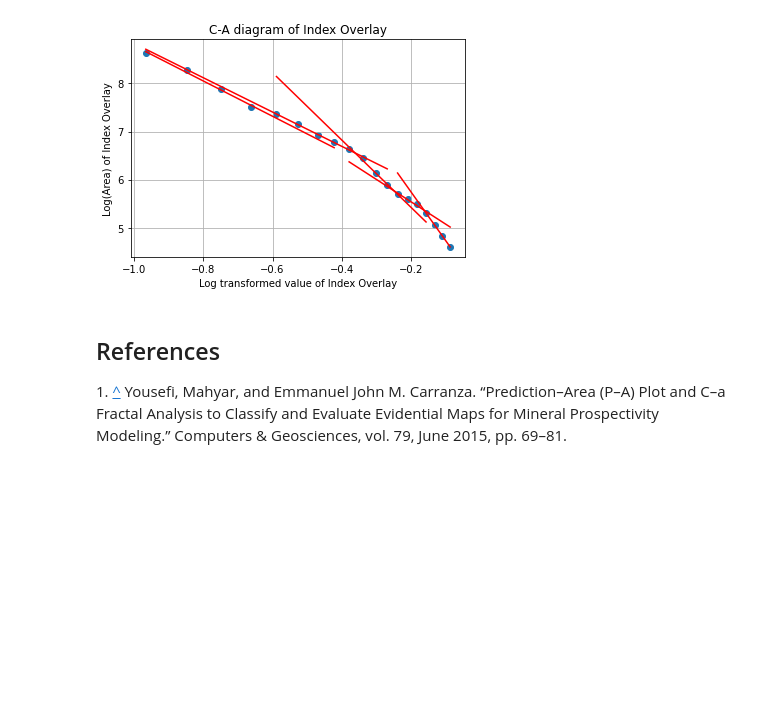
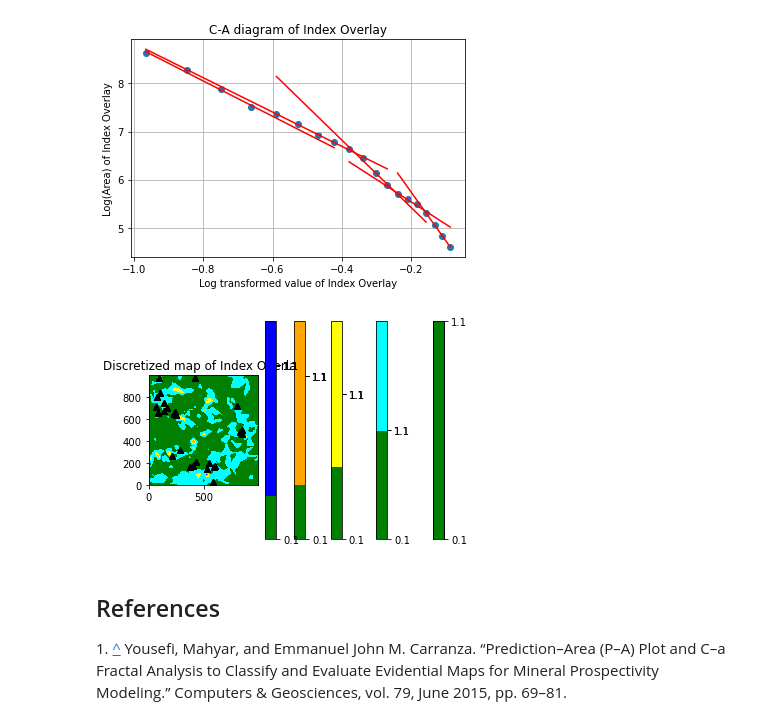
Before and after one commit to SupernovifieD/thesis-UT-2022, a Jupyter notebook: Thesis - Yasin Ghasemi - 2.0.1.ipynb, the cells around one changed output. Saved outputs shown, nothing was run; the diff lists cells and outputs as text; code cells hidden in the pictures; blank space fills up the shorter version.

```diff
--- a/Thesis - Yasin Ghasemi - 2.0.1.ipynb
+++ b/Thesis - Yasin Ghasemi - 2.0.1.ipynb
@@ -663,7 +668,7 @@ As these two diagrams are overlaid, there is an intersection point. Features of
 def area_percentage(element_concenteration, raw_data, interpolation_method, slices):
 
     grid1, _, col_x, col_y, col_z, _ = gridding(raw_data, input_X, input_Y, element_concenteration , interpolation_method = input_interpol, fill_value=0.1)
-    known_mineral_x, known_mineral_y = known_minerals(element_concenteration, raw_data, interpolation_method)
+    known_mineral_x, known_mineral_y = known_minerals(element_concenteration,input_X, input_Y, raw_data, interpolation_method)
 
 
     known_mineral_percent = []
@@ -964,6 +969,49 @@ def ca_modified(data, elements):
 new_lines_from_ca = ca_modified(io_data, input_elements)
 # %% [output]
 [figure]
+# %%
+def discrete_mapping_modified(raw_data, interpolation_method, slices):
+
+
+    grid2 = gridding(raw_data, 'X', 'Y', 'Index Overlay', input_interpol)[0]
+
+    cmap = mpl.colors.ListedColormap(['green', 'cyan', 'yellow', 'orange','blue', 'linen','saddlebrown','salmon','darkkhaki'][:len(slices)-1])
+    bounds = slices
+    norm = mpl.colors.BoundaryNorm(bounds, cmap.N, clip=True)
+
+    x = 'X'
+    y = 'Y'
+    element_concenteration = 'Index Overlay'
+
+    known_mineral_x, known_mineral_y = known_minerals(element_concenteration,x,y, raw_data, interpolation_method)
+
+
+    plt.imshow(grid2,  origin='lower', cmap=cmap)
+    plt.scatter(known_mineral_x, known_mineral_y, c = 'black', marker = '^')
+    cbar = plt.colorbar(mpl.cm.ScalarMappable(norm=norm, cmap=cmap),extendfrac='auto',ticks=bounds,spacing='uniform')
+    cbar.set_label('',labelpad=+2)
+    plt.title(f"Discretized map of {'Index Overlay'}")
+# %%
+def discrete_mapping_iterated_modified(raw_data,lines):
+
+    raw_data['Index Overlay'] = gridding(raw_data, 'X', 'Y', 'Index Overlay', input_interpol, feature_range=(0.1, .99))[4]
+    slices = [0.1]
+    for i,line in enumerate(lines):
+        try:
+            a = np.array([[-1*line[1],1], [-1*lines[i+1][1],1]])
+            b = np.array([line[0],lines[i+1][0]])
+            x = np.linalg.solve(a, b)
+            if 10 ** x[0] > slices[-1] and 10 ** x[0] >= 0.1 and 10 ** x[0] <= 1.1:
+                slices.append(10 ** x[0])
+        except:
+            pass
+
+        slices.append(1.1)
+        discrete_mapping_modified(raw_data, input_interpol, slices)
+# %%
+discrete_mapping_iterated_modified(raw_data=io_data,lines=new_lines_from_ca)
+# %% [output]
+[figure, added]
 # %% [markdown]
 ## References <a name="refer"></a>
 
```
Also changed, not shown: parts of 7 cells of this notebook.
